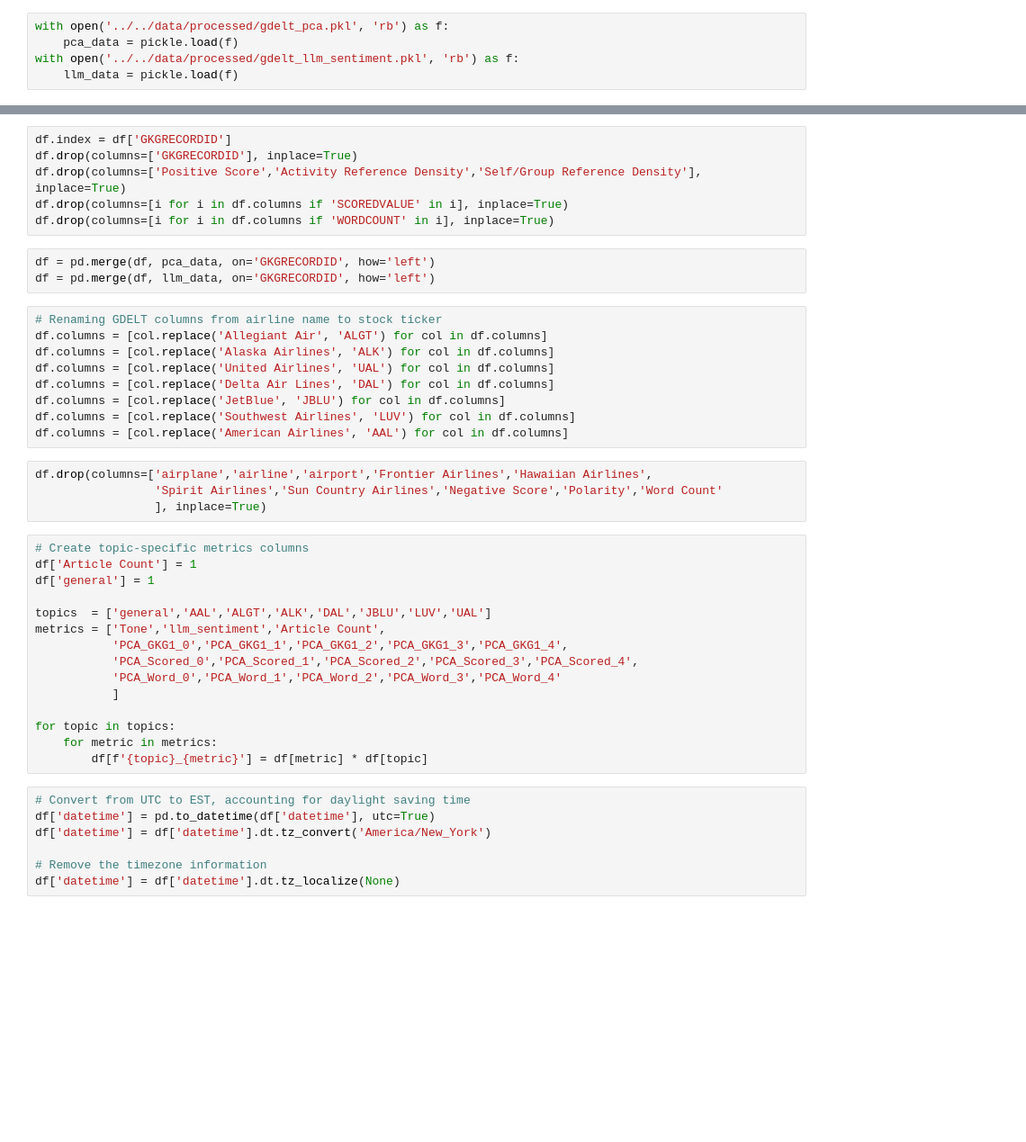
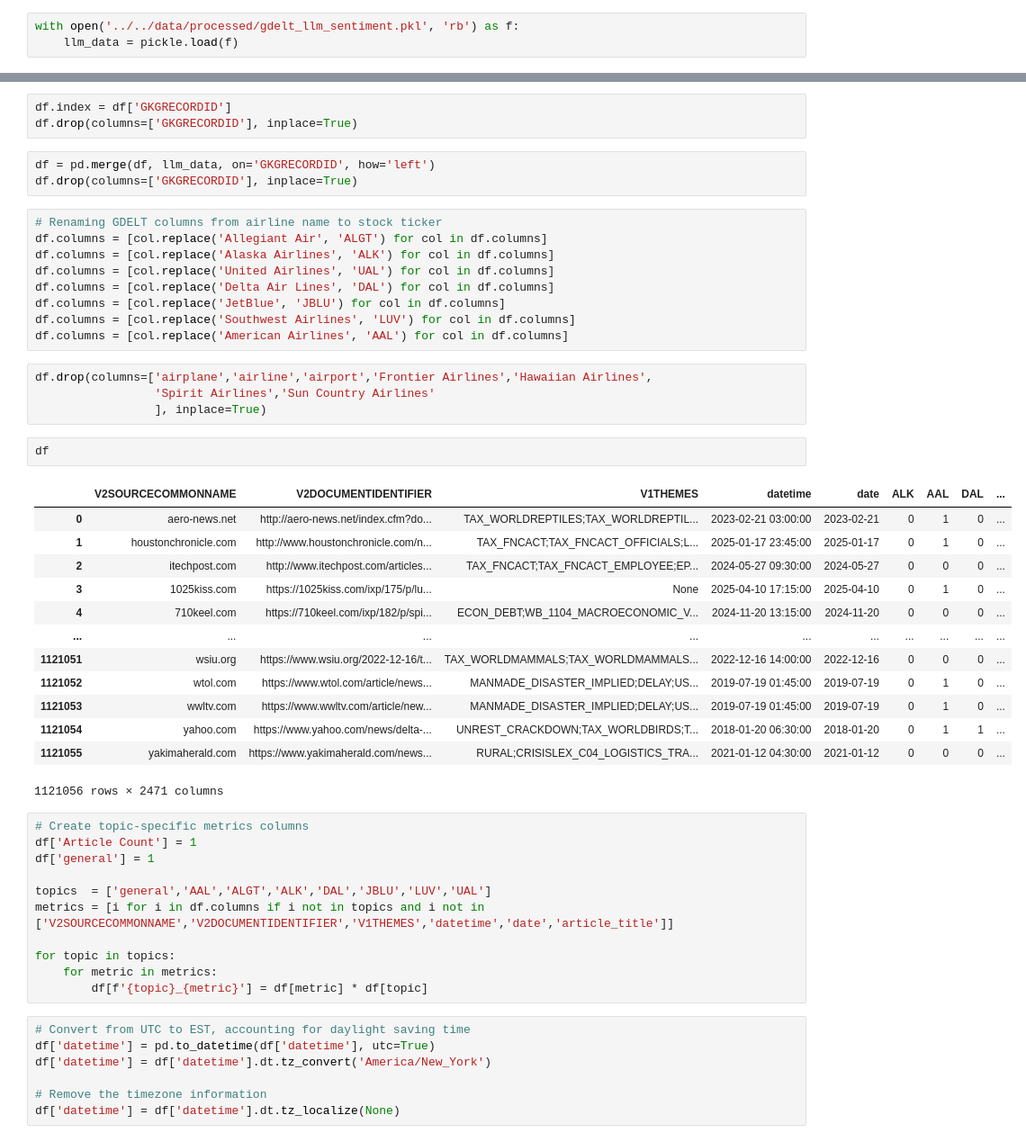
Before and after one commit to svanomm/sentiment-volume-forecasting, a Jupyter notebook: Scripts/01 GDELT Data/04 Cleaning GDELT Data (part 2).ipynb, the cells around one changed output, grey strips where cells are left out. Shown at 90% size. Cells and saved outputs as stored; diff of their text form; blank space fills up the shorter version.

Commit message:
overhaul of GDELT cleaning

```diff
--- a/Scripts/01 GDELT Data/04 Cleaning GDELT Data (part 2).ipynb
+++ b/Scripts/01 GDELT Data/04 Cleaning GDELT Data (part 2).ipynb
@@ -7,8 +7,6 @@ import matplotlib.pyplot as plt
 from sklearn.preprocessing import RobustScaler, QuantileTransformer, MinMaxScaler
 warnings.filterwarnings('ignore')
 # %%
-with open('../../data/processed/gdelt_pca.pkl', 'rb') as f:
-    pca_data = pickle.load(f)
 with open('../../data/processed/gdelt_llm_sentiment.pkl', 'rb') as f:
     llm_data = pickle.load(f)
 # %%
@@ -24,12 +42,9 @@ with open(r'../../data/processed/gdelt_intermediate_cleaned.pkl', 'rb') as f:
 # %%
 df.index = df['GKGRECORDID']
 df.drop(columns=['GKGRECORDID'], inplace=True)
-df.drop(columns=['Positive Score','Activity Reference Density','Self/Group Reference Density'], inplace=True)
-df.drop(columns=[i for i in df.columns if 'SCOREDVALUE' in i], inplace=True)
-df.drop(columns=[i for i in df.columns if 'WORDCOUNT' in i], inplace=True)
 # %%
-df = pd.merge(df, pca_data, on='GKGRECORDID', how='left')
 df = pd.merge(df, llm_data, on='GKGRECORDID', how='left')
+df.drop(columns=['GKGRECORDID'], inplace=True)
 # %%
 # Renaming GDELT columns from airline name to stock ticker
 df.columns = [col.replace('Allegiant Air', 'ALGT') for col in df.columns]
@@ -41,19 +56,31 @@ df.columns = [col.replace('Southwest Airlines', 'LUV') for col in df.columns]
 df.columns = [col.replace('American Airlines', 'AAL') for col in df.columns]
 # %%
 df.drop(columns=['airplane','airline','airport','Frontier Airlines','Hawaiian Airlines',
-                 'Spirit Airlines','Sun Country Airlines','Negative Score','Polarity','Word Count'
+                 'Spirit Airlines','Sun Country Airlines'
                  ], inplace=True)
+# %%
+df
+# %% [output]
+|  | V2SOURCECOMMONNAME | V2DOCUMENTIDENTIFIER | V1THEMES | datetime | date | ALK | AAL | DAL | ... |
+| 0 | aero-news.net | http://aero-news.net/index.cfm?do... | TAX_WORLDREPTILES;TAX_WORLDREPTIL... | 2023-02-21 03:00:00 | 2023-02-21 | 0 | 1 | 0 | ... |
+| 1 | houstonchronicle.com | http://www.houstonchronicle.com/n... | TAX_FNCACT;TAX_FNCACT_OFFICIALS;L... | 2025-01-17 23:45:00 | 2025-01-17 | 0 | 1 | 0 | ... |
+| 2 | itechpost.com | http://www.itechpost.com/articles... | TAX_FNCACT;TAX_FNCACT_EMPLOYEE;EP... | 2024-05-27 09:30:00 | 2024-05-27 | 0 | 0 | 0 | ... |
+| 3 | 1025kiss.com | https://1025kiss.com/ixp/175/p/lu... | None | 2025-04-10 17:15:00 | 2025-04-10 | 0 | 1 | 0 | ... |
+| 4 | 710keel.com | https://710keel.com/ixp/182/p/spi... | ECON_DEBT;WB_1104_MACROECONOMIC_V... | 2024-11-20 13:15:00 | 2024-11-20 | 0 | 0 | 0 | ... |
+| ... | ... | ... | ... | ... | ... | ... | ... | ... | ... |
+| 1121051 | wsiu.org | https://www.wsiu.org/2022-12-16/t... | TAX_WORLDMAMMALS;TAX_WORLDMAMMALS... | 2022-12-16 14:00:00 | 2022-12-16 | 0 | 0 | 0 | ... |
+| 1121052 | wtol.com | https://www.wtol.com/article/news... | MANMADE_DISASTER_IMPLIED;DELAY;US... | 2019-07-19 01:45:00 | 2019-07-19 | 0 | 1 | 0 | ... |
+| 1121053 | wwltv.com | https://www.wwltv.com/article/new... | MANMADE_DISASTER_IMPLIED;DELAY;US... | 2019-07-19 01:45:00 | 2019-07-19 | 0 | 1 | 0 | ... |
+| 1121054 | yahoo.com | https://www.yahoo.com/news/delta-... | UNREST_CRACKDOWN;TAX_WORLDBIRDS;T... | 2018-01-20 06:30:00 | 2018-01-20 | 0 | 1 | 1 | ... |
+| 1121055 | yakimaherald.com | https://www.yakimaherald.com/news... | RURAL;CRISISLEX_C04_LOGISTICS_TRA... | 2021-01-12 04:30:00 | 2021-01-12 | 0 | 0 | 0 | ... |
+1121056 rows × 2471 columns
 # %%
 # Create topic-specific metrics columns
 df['Article Count'] = 1
 df['general'] = 1
 
 topics  = ['general','AAL','ALGT','ALK','DAL','JBLU','LUV','UAL']
-metrics = ['Tone','llm_sentiment','Article Count',
-           'PCA_GKG1_0','PCA_GKG1_1','PCA_GKG1_2','PCA_GKG1_3','PCA_GKG1_4',
-           'PCA_Scored_0','PCA_Scored_1','PCA_Scored_2','PCA_Scored_3','PCA_Scored_4',
-           'PCA_Word_0','PCA_Word_1','PCA_Word_2','PCA_Word_3','PCA_Word_4'
-           ]
+metrics = [i for i in df.columns if i not in topics and i not in ['V2SOURCECOMMONNAME','V2DOCUMENTIDENTIFIER','V1THEMES','datetime','date','article_title']]
 
 for topic in topics:
     for metric in metrics:
```
Also changed, not shown: parts of 1 cell of this notebook, 2 other files.
